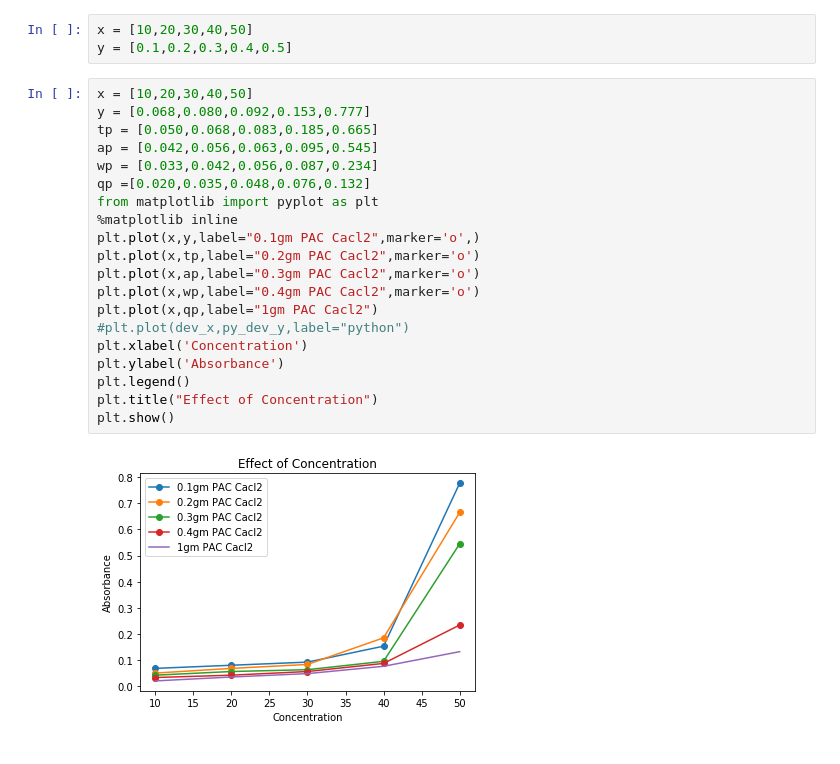
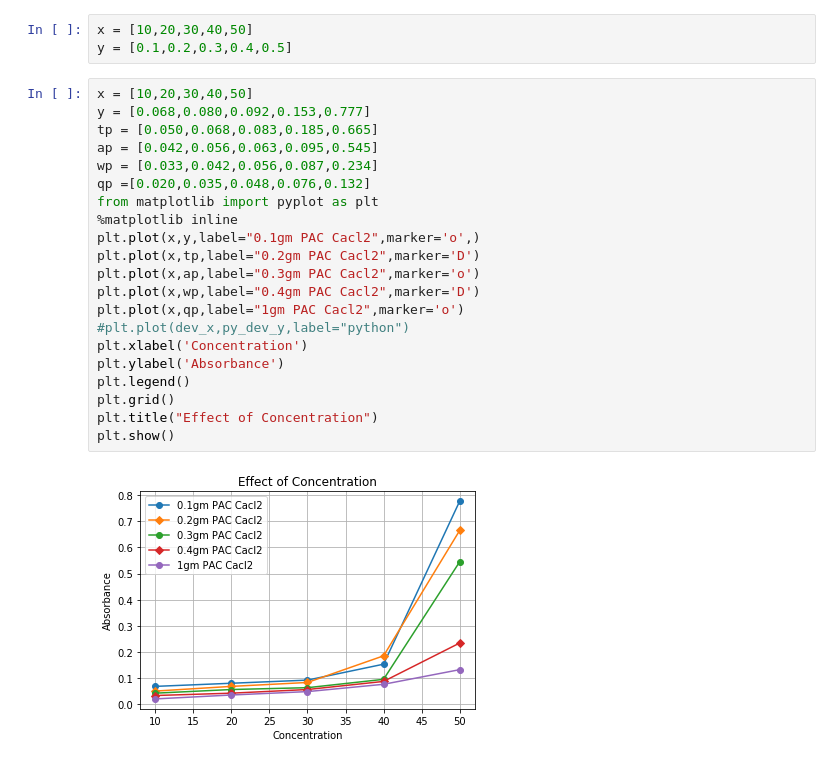
Before and after one commit to maliaditya/Data-Science, a Jupyter notebook: Visualization of DYE Degradation using Matplotlib.ipynb, the cells around one changed output. Drawn from its saved outputs; the diff is of its cells as text.

```diff
--- a/Visualization of DYE Degradation using Matplotlib.ipynb
+++ b/Visualization of DYE Degradation using Matplotlib.ipynb
@@ -23,25 +46,26 @@ y = [0.1,0.2,0.3,0.4,0.5]
 # %%
 x = [10,20,30,40,50]
 y = [0.068,0.080,0.092,0.153,0.777]
 tp = [0.050,0.068,0.083,0.185,0.665]
 ap = [0.042,0.056,0.063,0.095,0.545]
 wp = [0.033,0.042,0.056,0.087,0.234]
 qp =[0.020,0.035,0.048,0.076,0.132]
 from matplotlib import pyplot as plt
 %matplotlib inline
 plt.plot(x,y,label="0.1gm PAC Cacl2",marker='o',)
-plt.plot(x,tp,label="0.2gm PAC Cacl2",marker='o')
+plt.plot(x,tp,label="0.2gm PAC Cacl2",marker='D')
 plt.plot(x,ap,label="0.3gm PAC Cacl2",marker='o')
-plt.plot(x,wp,label="0.4gm PAC Cacl2",marker='o')
-plt.plot(x,qp,label="1gm PAC Cacl2")
+plt.plot(x,wp,label="0.4gm PAC Cacl2",marker='D')
+plt.plot(x,qp,label="1gm PAC Cacl2",marker='o')
 #plt.plot(dev_x,py_dev_y,label="python")
 plt.xlabel('Concentration')
 plt.ylabel('Absorbance')
 plt.legend()
+plt.grid()
 plt.title("Effect of Concentration")
 plt.show()
 # %% [output]
-[figure, old version]
+[figure, new version]
 # %%
 x = [2,4,6,8,10]
 y = [0.018,0.082,0.152,0.435,0.954]
```
Also changed, not shown: parts of 4 cells of this notebook, 3 other files.
